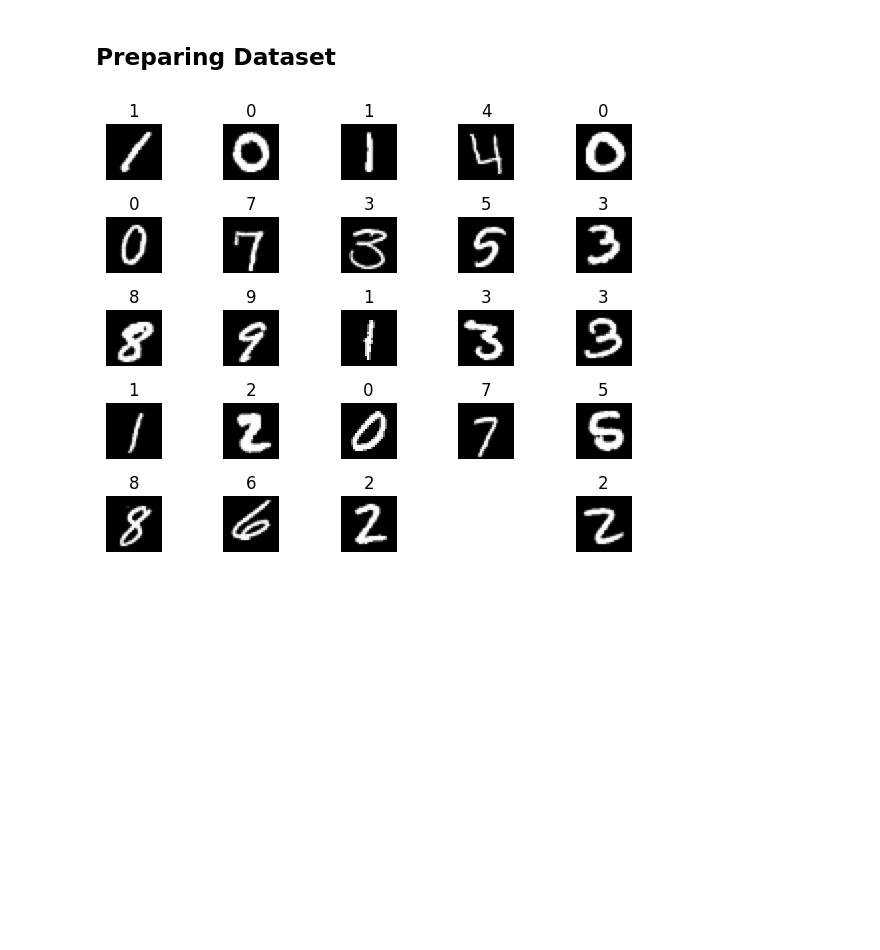
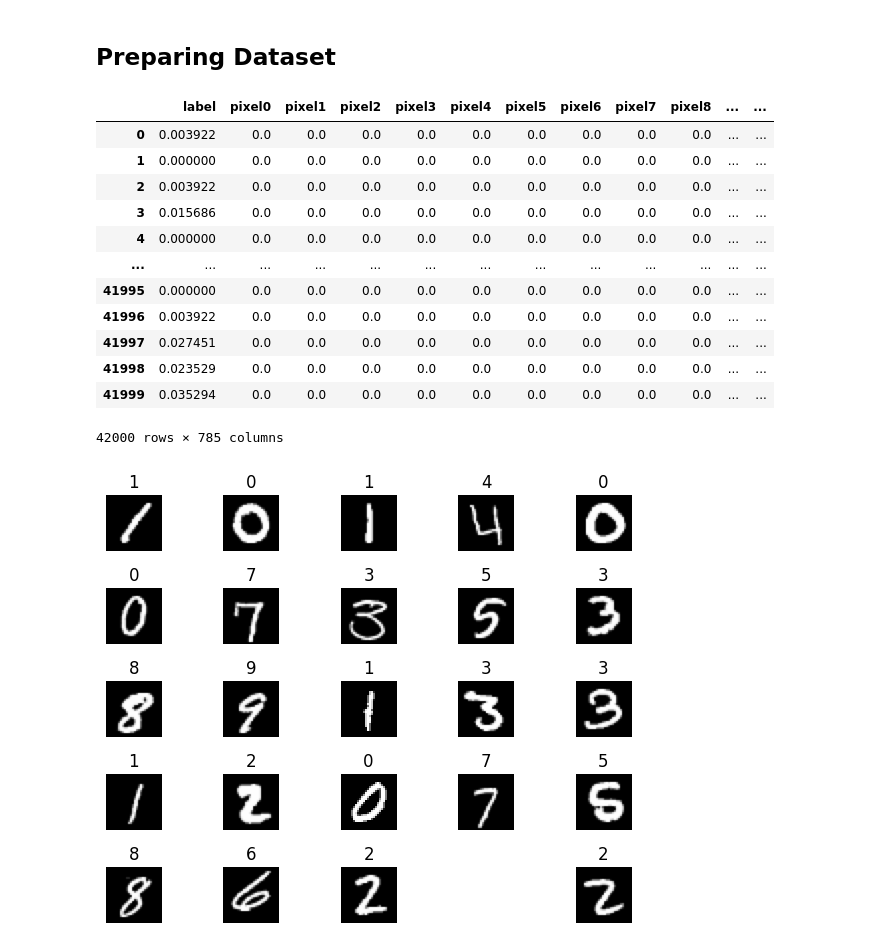
Before and after one commit to alex-werben/Deep-Learning, a Jupyter notebook: mnist_cnn.ipynb, the cells around one changed output. Saved outputs shown, nothing was run; the diff lists cells and outputs as text; code cells hidden in the pictures; blank space fills up the shorter version.

```diff
--- a/mnist_cnn.ipynb
+++ b/mnist_cnn.ipynb
@@ -59,0 +60,4 @@ test_loader = DataLoader(test_dataset, batch_size=64, shuffle=True)
+# %%
+for x, y in train_dataset:
+    print(x.std())
+    break
@@ -304,3 +334,19 @@ custom_transforms = transforms.Compose([
+# %%
+df.apply(lambda x: x / 255)
+# %% [output]
+|  | label | pixel0 | pixel1 | pixel2 | pixel3 | pixel4 | pixel5 | pixel6 | pixel7 | pixel8 | ... | ... |
+| 0 | 0.003922 | 0.0 | 0.0 | 0.0 | 0.0 | 0.0 | 0.0 | 0.0 | 0.0 | 0.0 | ... | ... |
+| 1 | 0.000000 | 0.0 | 0.0 | 0.0 | 0.0 | 0.0 | 0.0 | 0.0 | 0.0 | 0.0 | ... | ... |
+| 2 | 0.003922 | 0.0 | 0.0 | 0.0 | 0.0 | 0.0 | 0.0 | 0.0 | 0.0 | 0.0 | ... | ... |
+| 3 | 0.015686 | 0.0 | 0.0 | 0.0 | 0.0 | 0.0 | 0.0 | 0.0 | 0.0 | 0.0 | ... | ... |
+| 4 | 0.000000 | 0.0 | 0.0 | 0.0 | 0.0 | 0.0 | 0.0 | 0.0 | 0.0 | 0.0 | ... | ... |
+| ... | ... | ... | ... | ... | ... | ... | ... | ... | ... | ... | ... | ... |
+| 41995 | 0.000000 | 0.0 | 0.0 | 0.0 | 0.0 | 0.0 | 0.0 | 0.0 | 0.0 | 0.0 | ... | ... |
+| 41996 | 0.003922 | 0.0 | 0.0 | 0.0 | 0.0 | 0.0 | 0.0 | 0.0 | 0.0 | 0.0 | ... | ... |
+| 41997 | 0.027451 | 0.0 | 0.0 | 0.0 | 0.0 | 0.0 | 0.0 | 0.0 | 0.0 | 0.0 | ... | ... |
+| 41998 | 0.023529 | 0.0 | 0.0 | 0.0 | 0.0 | 0.0 | 0.0 | 0.0 | 0.0 | 0.0 | ... | ... |
+| 41999 | 0.035294 | 0.0 | 0.0 | 0.0 | 0.0 | 0.0 | 0.0 | 0.0 | 0.0 | 0.0 | ... | ... |
+42000 rows × 785 columns
 # %%
 class MnistDataset(Dataset):
     def __init__(self, annotations_file, transform=None, target_transform=None, train=False):
```
Also changed, not shown: parts of 19 cells of this notebook.
